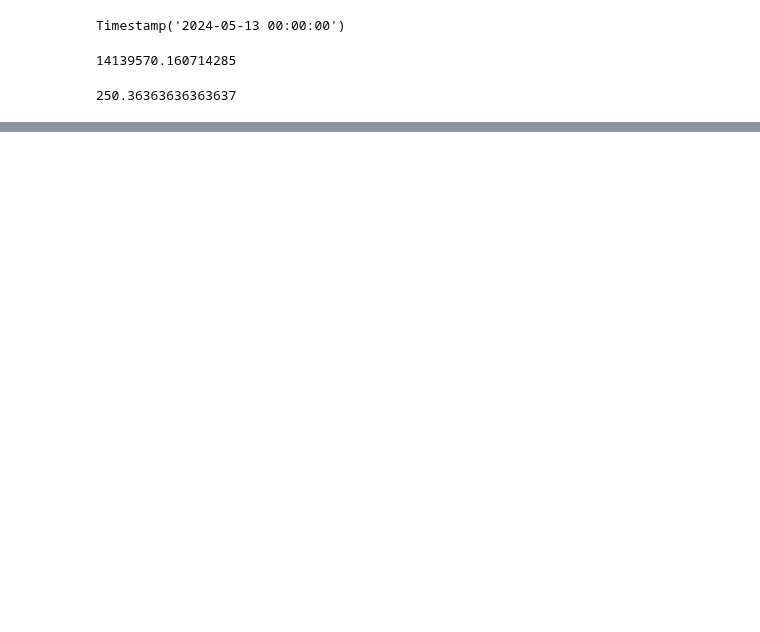
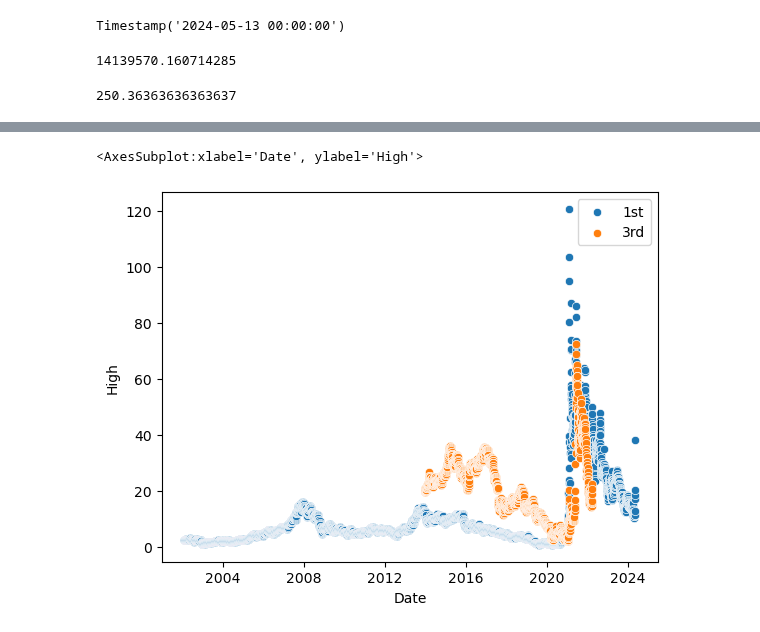
Before and after one commit to ReapersOne/AI, a Jupyter notebook: Semester 1/Stocks/Stocks.ipynb, the cells around one changed output, grey strips where cells are left out. Saved outputs shown, nothing was run; the diff lists cells and outputs as text; code cells hidden in the pictures; blank space fills up the shorter version.

Commit message:
Scatterplots

```diff
--- a/Semester 1/Stocks/Stocks.ipynb
+++ b/Semester 1/Stocks/Stocks.ipynb
@@ -217,0 +216,2 @@ KeyError: 'Open'
+# %%
+df3 = pd.read_csv("AMC.csv")
@@ -217,0 +269,10 @@ KeyError: 'Open'
+# %%
+df3.drop('Adj Close', axis=1, inplace=True)
+# %%
+df3['Date'] = pd.to_datetime(df3['Date'])
+# %%
+sns.scatterplot(data=df, x='Date', y='High', label='1st')
+sns.scatterplot(data=df3, x='Date', y='High', label='3rd')
+# %% [output]
+<AxesSubplot:xlabel='Date', ylabel='High'>
+[figure, added]
```
Also changed, not shown: parts of 11 cells of this notebook, 2 other files.
